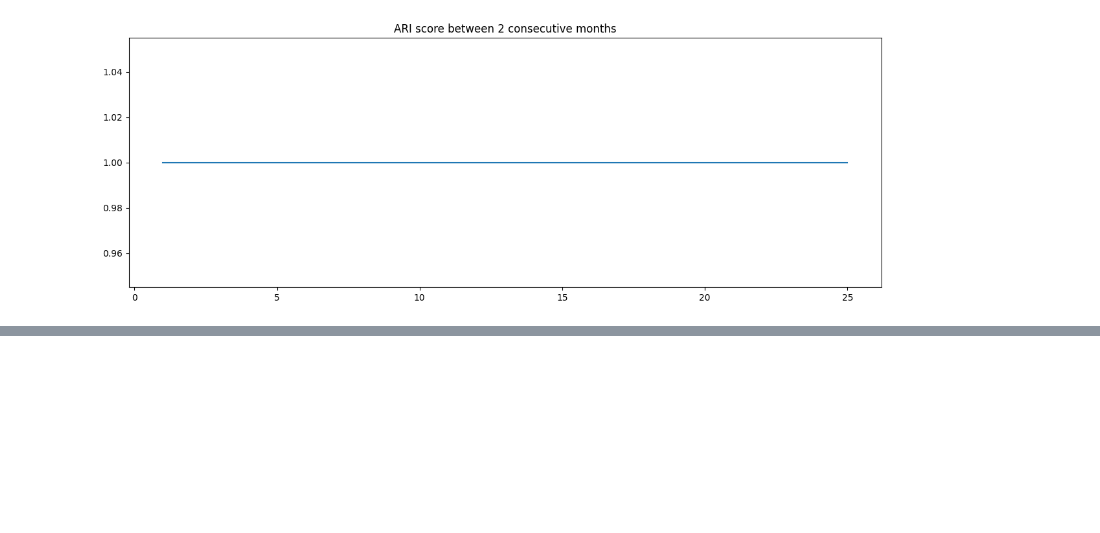
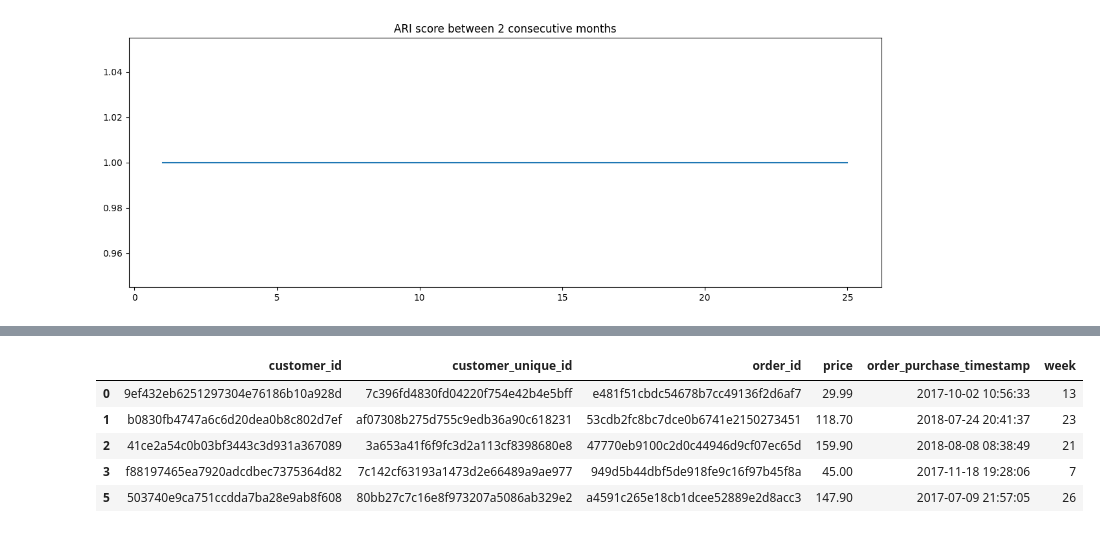
Before and after one commit to ThomasMeb/Projet_4, a Jupyter notebook: Mebarki_Thomas_notebook_simulation_032023.ipynb, the cells around one changed output, grey strips where cells are left out. Saved outputs shown, nothing was run; the diff lists cells and outputs as text; code cells hidden in the pictures; blank space fills up the shorter version.

```diff
--- a/Mebarki_Thomas_notebook_simulation_032023.ipynb
+++ b/Mebarki_Thomas_notebook_simulation_032023.ipynb
@@ -192,0 +225,9 @@ plt.show()
+# %%
+data_week[43].head()
+# %% [output]
+|  | customer_id | customer_unique_id | order_id | price | order_purchase_timestamp | week |
+| 0 | 9ef432eb6251297304e76186b10a928d | 7c396fd4830fd04220f754e42b4e5bff | e481f51cbdc54678b7cc49136f2d6af7 | 29.99 | 2017-10-02 10:56:33 | 13 |
+| 1 | b0830fb4747a6c6d20dea0b8c802d7ef | af07308b275d755c9edb36a90c618231 | 53cdb2fc8bc7dce0b6741e2150273451 | 118.70 | 2018-07-24 20:41:37 | 23 |
+| 2 | 41ce2a54c0b03bf3443c3d931a367089 | 3a653a41f6f9fc3d2a113cf8398680e8 | 47770eb9100c2d0c44946d9cf07ec65d | 159.90 | 2018-08-08 08:38:49 | 21 |
+| 3 | f88197465ea7920adcdbec7375364d82 | 7c142cf63193a1473d2e66489a9ae977 | 949d5b44dbf5de918fe9c16f97b45f8a | 45.00 | 2017-11-18 19:28:06 | 7 |
+| 5 | 503740e9ca751ccdda7ba28e9ab8f608 | 80bb27c7c16e8f973207a5086ab329e2 | a4591c265e18cb1dcee52889e2d8acc3 | 147.90 | 2017-07-09 21:57:05 | 26 |
```
Also changed, not shown: parts of 7 cells of this notebook, 2 other files.
